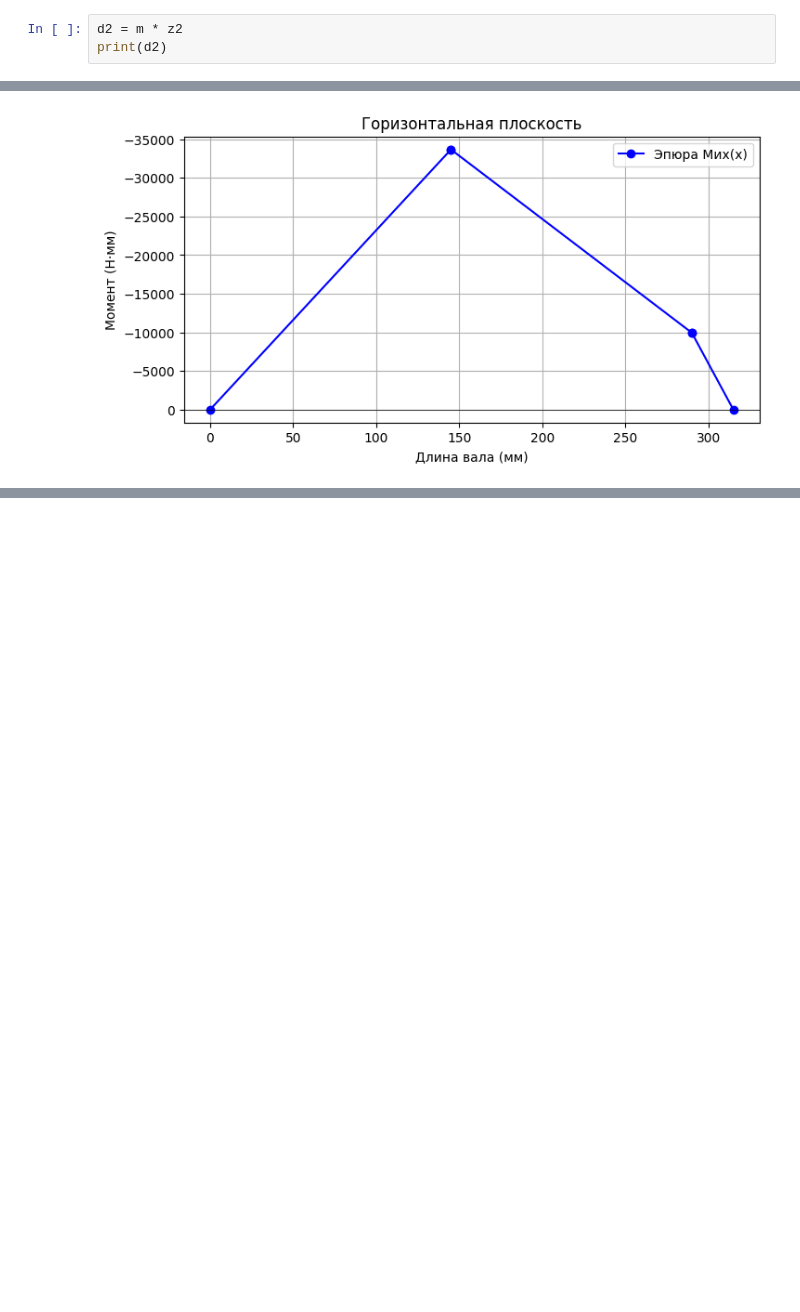
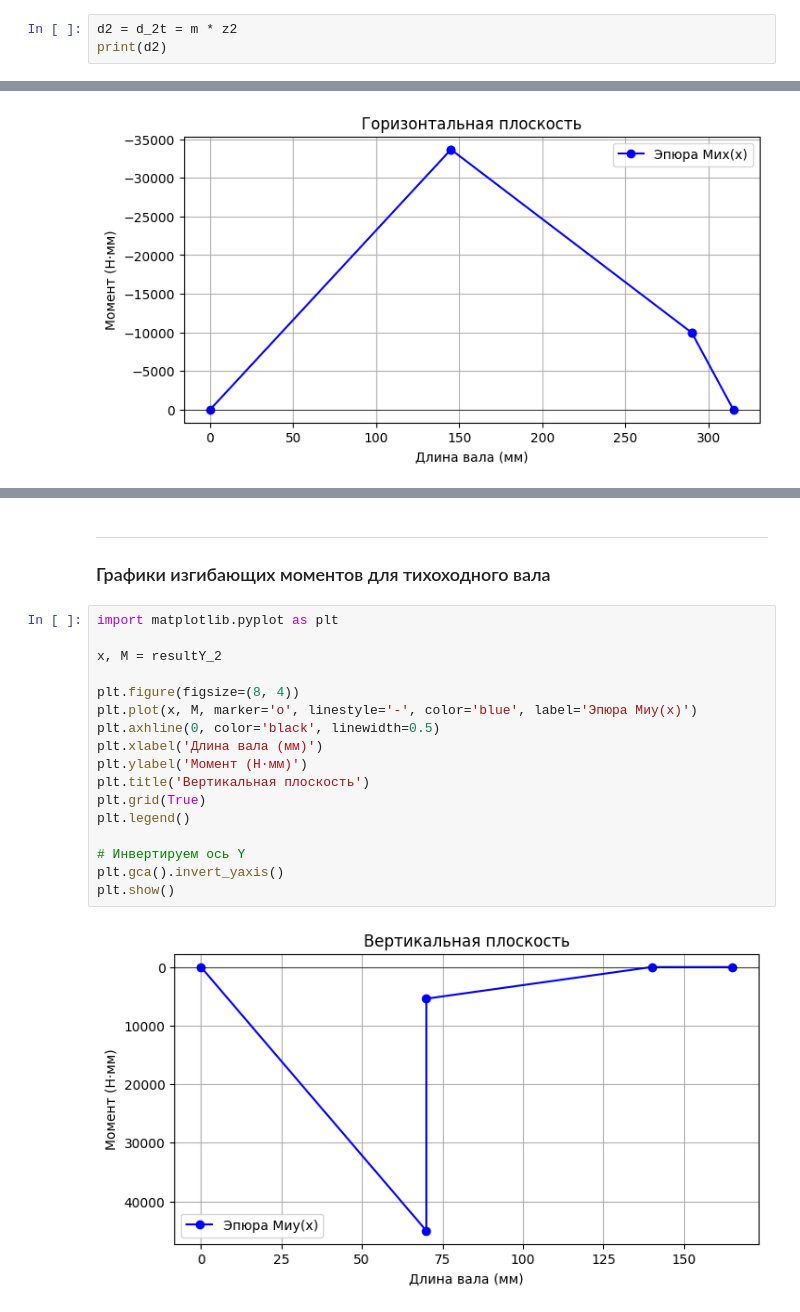
Before and after one commit to Sabir777/worm-gear, a Jupyter notebook: Курсовая-червячная-передача.ipynb, the cells around one changed output, grey strips where cells are left out. Saved outputs shown, nothing was run; the diff lists cells and outputs as text; blank space fills up the shorter version.

```diff
--- a/Курсовая-червячная-передача.ipynb
+++ b/Курсовая-червячная-передача.ipynb
@@ -225,7 +225,7 @@ print(b1)
 ***
 #### Определяю геометрические параметры колеса
 # %%
-d2 = m * z2
+d2 = d_2t = m * z2
 print(d2)
 # %% [output]
 200.0
@@ -825,0 +1053,22 @@ plt.show()
+# %% [markdown]
+***
+### Графики изгибающих моментов для тихоходного вала
+# %%
+import matplotlib.pyplot as plt
+
+x, M = resultY_2
+
+plt.figure(figsize=(8, 4))
+plt.plot(x, M, marker='o', linestyle='-', color='blue', label='Эпюра Mиy(x)')
+plt.axhline(0, color='black', linewidth=0.5)
+plt.xlabel('Длина вала (мм)')
+plt.ylabel('Момент (Н·мм)')
+plt.title('Вертикальная плоскость')
+plt.grid(True)
+plt.legend()
+
+# Инвертируем ось Y
+plt.gca().invert_yaxis()
+plt.show()
+# %% [output]
+[figure, added]
```
Also changed, not shown: parts of 14 cells of this notebook.
